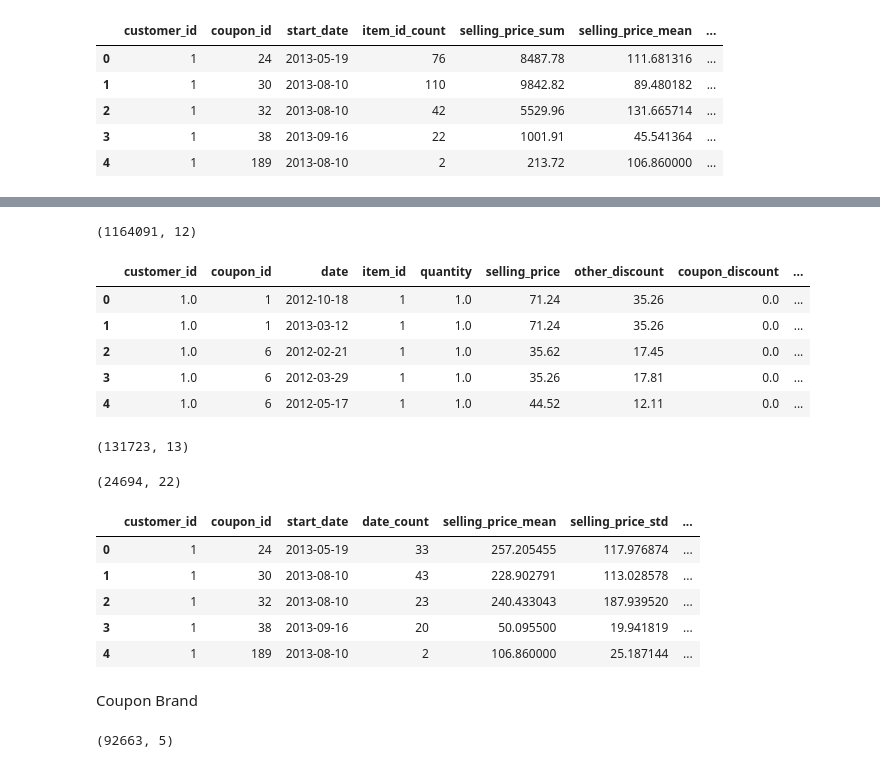
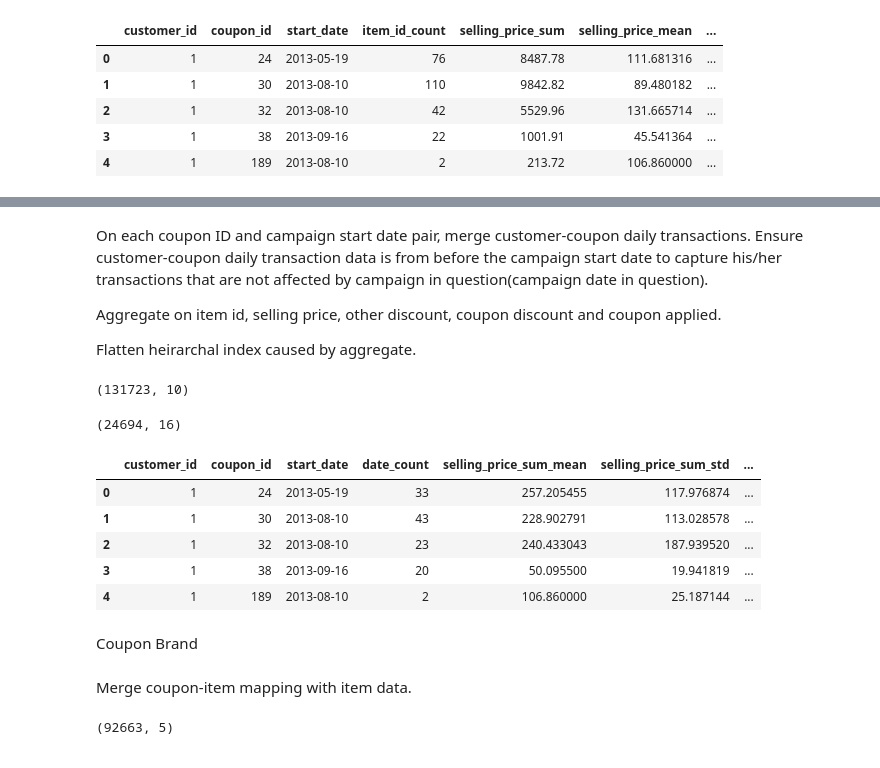
Before and after one commit to ArvindRe/SPCapstone3, a Jupyter notebook: DW & EDA.ipynb, the cells around one changed output, grey strips where cells are left out. Saved outputs shown, nothing was run; the diff lists cells and outputs as text; code cells hidden in the pictures.

```diff
--- a/DW & EDA.ipynb
+++ b/DW & EDA.ipynb
@@ -358,0 +409,17 @@ cust_coup_hist_trans.to_csv(DW_OUTPUTS + 'cust_coup_hist_trans.csv', index=False
+# %%
+cust_coup_daily = coup_trans.groupby([ 'customer_id', 'coupon_id', 'date']).agg({
+    'item_id': ['count'],
+    'quantity': ['sum'],
+    'selling_price': ['sum'],
+    'other_discount': ['sum'],
+    'coupon_discount': ['sum'],
+    'coupon_applied': ['sum']
+})
+
+cust_coup_daily.columns = ['_'.join(col).strip('_') for col in cust_coup_daily.columns.values]
+cust_coup_daily = cust_coup_daily.reset_index()
+cust_coup_daily = cust_coup_daily.sort_values(by=['customer_id', 'coupon_id', 'date'])
+
+
+cust_coup_daily.shape
+cust_coup_daily.head()
@@ -359,65 +434,42 @@ cust_coup_hist_trans.to_csv(DW_OUTPUTS + 'cust_coup_hist_trans.csv', index=False
+# %% [markdown]
+On each coupon ID and campaign start date pair, merge customer-coupon daily transactions. Ensure customer-coupon daily transaction data is from before the campaign start date to capture his/her transactions that are not affected by campaign in question(campaign date in question).
+
+Aggregate on item id, selling price, other discount, coupon discount and coupon applied.
+
+Flatten heirarchal index caused by aggregate.
 # %%
-cust_coup_daily = coup_trans.groupby([ 'customer_id', 'coupon_id', 'date']).agg({
-    'item_id': 'count',
-    'quantity': 'sum',
-    'selling_price': 'sum',
-    'other_discount': 'sum',
-    'coupon_discount': 'sum',
-    'coupon_applied': 'sum'
-})
-cust_coup_daily = cust_coup_daily.reset_index()
-cust_coup_daily = cust_coup_daily.sort_values(by=['customer_id', 'coupon_id', 'date'])
-
-cust_coup_daily['selling_price_ewm'] = cust_coup_daily.groupby(['customer_id', 'coupon_id'])['selling_price'].apply(
-    lambda x: x.ewm(com=0.5).mean()).tolist()
-cust_coup_daily['coupon_discount_ewm'] = cust_coup_daily.groupby(['customer_id', 'coupon_id'])['coupon_discount'].apply(
-    lambda x: x.ewm(com=0.5).mean()).tolist()
-cust_coup_daily['coupon_applied_ewm'] = cust_coup_daily.groupby(['customer_id', 'coupon_id'])['coupon_applied'].apply(
-    lambda x: x.ewm(com=0.5).mean()).tolist()
-
-cust_coup_daily.shape
-cust_coup_daily.head()
-
 df_x = df_[['customer_id', 'coupon_id', 'start_date']].drop_duplicates().merge(cust_coup_daily, on=['customer_id', 'coupon_id'])
 df_x = df_x[df_x.start_date > df_x.date]
 df_x = df_x.sort_values(by=['customer_id', 'coupon_id', 'start_date', 'date'])
 df_x.shape
 
 cust_coup_hist_trans_daily = df_x.groupby(['customer_id', 'coupon_id', 'start_date']).agg({
     'date': ['count'],
-    'selling_price': ['mean', 'std', 'last'],
-    'other_discount': ['mean', 'std', 'last'],
-    'coupon_discount': ['mean', 'std', 'last'],
-    'coupon_applied': ['mean', 'std', 'last'],
-    'selling_price_ewm': ['mean', 'std'],
-    'coupon_discount_ewm': ['mean', 'std'],
-    'coupon_applied_ewm': ['mean', 'std'],
+    'selling_price_sum': ['mean', 'std', 'last'],
+    'other_discount_sum': ['mean', 'std', 'last'],
+    'coupon_discount_sum': ['mean', 'std', 'last'],
+    'coupon_applied_sum': ['mean', 'std', 'last']
 })
 
 cust_coup_hist_trans_daily.columns = ['_'.join(col).strip('_') for col in cust_coup_hist_trans_daily.columns.values]
 cust_coup_hist_trans_daily = cust_coup_hist_trans_daily.reset_index()
 cust_coup_hist_trans_daily.shape
 cust_coup_hist_trans_daily.head()
 # %% [output]
-(1164091, 12)
+(131723, 10)
+(24694, 16)
-|  | customer_id | coupon_id | date | item_id | quantity | selling_price | other_discount | coupon_discount | ... |
-| 0 | 1.0 | 1 | 2012-10-18 | 1 | 1.0 | 71.24 | 35.26 | 0.0 | ... |
-| 1 | 1.0 | 1 | 2013-03-12 | 1 | 1.0 | 71.24 | 35.26 | 0.0 | ... |
-| 2 | 1.0 | 6 | 2012-02-21 | 1 | 1.0 | 35.62 | 17.45 | 0.0 | ... |
-| 3 | 1.0 | 6 | 2012-03-29 | 1 | 1.0 | 35.26 | 17.81 | 0.0 | ... |
-| 4 | 1.0 | 6 | 2012-05-17 | 1 | 1.0 | 44.52 | 12.11 | 0.0 | ... |
+|  | customer_id | coupon_id | start_date | date_count | selling_price_sum_mean | selling_price_sum_std | ... |
+| 0 | 1 | 24 | 2013-05-19 | 33 | 257.205455 | 117.976874 | ... |
+| 1 | 1 | 30 | 2013-08-10 | 43 | 228.902791 | 113.028578 | ... |
+| 2 | 1 | 32 | 2013-08-10 | 23 | 240.433043 | 187.939520 | ... |
+| 3 | 1 | 38 | 2013-09-16 | 20 | 50.095500 | 19.941819 | ... |
+| 4 | 1 | 189 | 2013-08-10 | 2 | 106.860000 | 25.187144 | ... |
-(131723, 13)
-(24694, 22)
-|  | customer_id | coupon_id | start_date | date_count | selling_price_mean | selling_price_std | ... |
-| 0 | 1 | 24 | 2013-05-19 | 33 | 257.205455 | 117.976874 | ... |
-| 1 | 1 | 30 | 2013-08-10 | 43 | 228.902791 | 113.028578 | ... |
-| 2 | 1 | 32 | 2013-08-10 | 23 | 240.433043 | 187.939520 | ... |
-| 3 | 1 | 38 | 2013-09-16 | 20 | 50.095500 | 19.941819 | ... |
-| 4 | 1 | 189 | 2013-08-10 | 2 | 106.860000 | 25.187144 | ... |
 # %%
 cust_coup_hist_trans_daily.to_csv(DW_OUTPUTS + 'cust_coup_hist_trans_daily.csv', index=False)
 # %% [markdown]
 Coupon Brand
+# %% [markdown]
+Merge coupon-item mapping with item data.
 # %%
 coupon_items = coupon_item_mapping.merge(item_data, on='item_id')
 coupon_items.shape
```
Also changed, not shown: parts of 30 cells of this notebook.
